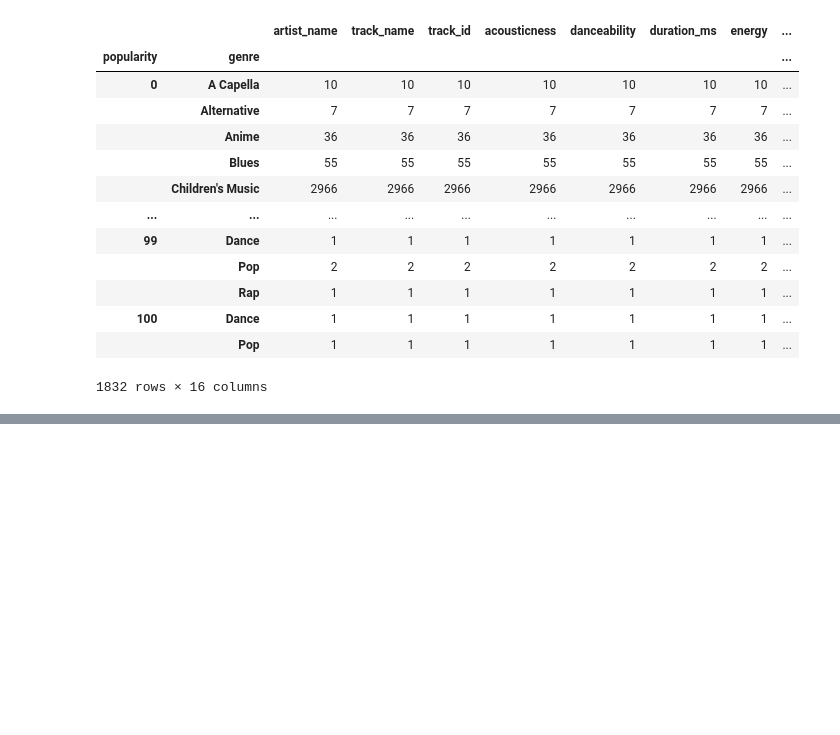
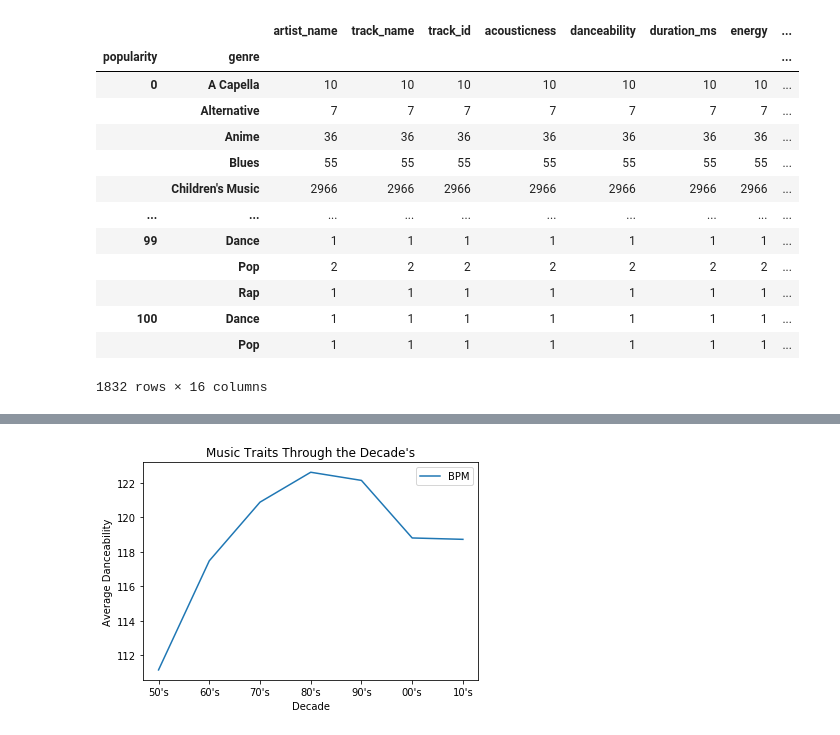
Before and after one commit to zsvorenova/Group_Three, a Jupyter notebook: carol.ipynb, the cells around one changed output, grey strips where cells are left out. Drawn from its saved outputs; the diff is of its cells as text; code cells hidden in the pictures; blank space fills up the shorter version.

```diff
--- a/carol.ipynb
+++ b/carol.ipynb
@@ -278,0 +599,18 @@ nintyplus = orignal_df
+# %%
+fiftybpm = fifty_df["bpm"].mean()
+sixtybpm = sixty_df["bpm"].mean()
+seventybpm =seventy_df["bpm"].mean()
+eightybpm = eighty_df["bpm"].mean()
+nintybpm = ninty_df["bpm"].mean()
+two_thousandbpm = two_thousand_df["bpm"].mean()
+tensbpm = tens_df["bpm"].mean()
+
+dance_df2 = pd.DataFrame({"BPM":[fiftybpm, sixtybpm, seventybpm, eightybpm, nintybpm, two_thousandbpm, tensbpm],})
+
+dance_df2.plot()
+plt.ylabel("Average Danceability")
+plt.xlabel("Decade")
+plt.xticks([0, 1, 2, 3, 4, 5, 6], ["50's", "60's", "70's", "80's", "90's", "00's", "10's"])
+plt.title("Music Traits Through the Decade's");
+# %% [output]
+[figure, added]
```
Also changed, not shown: parts of 37 cells of this notebook, 13 other files.
